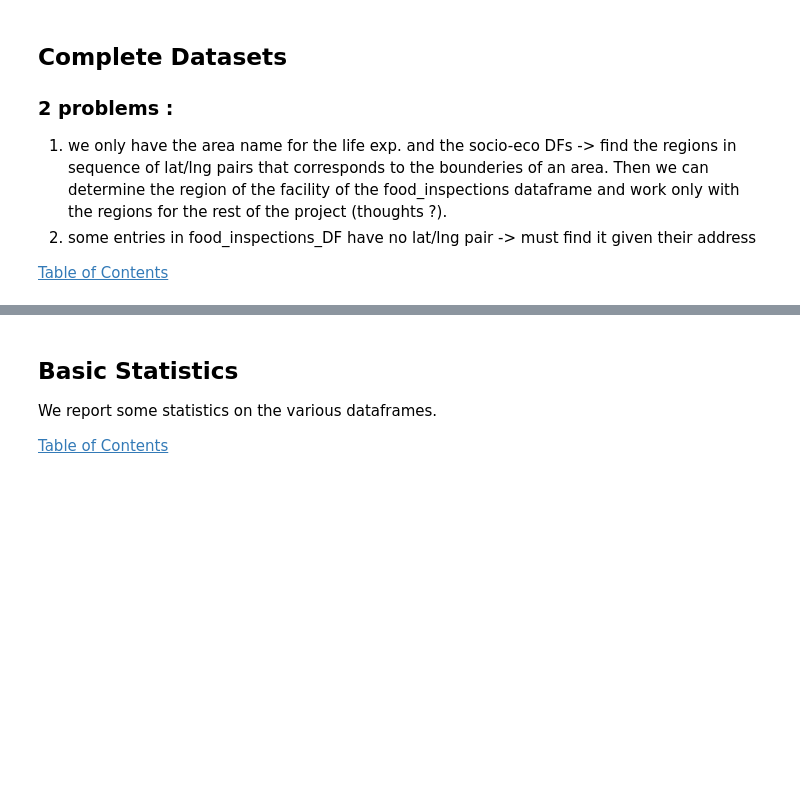
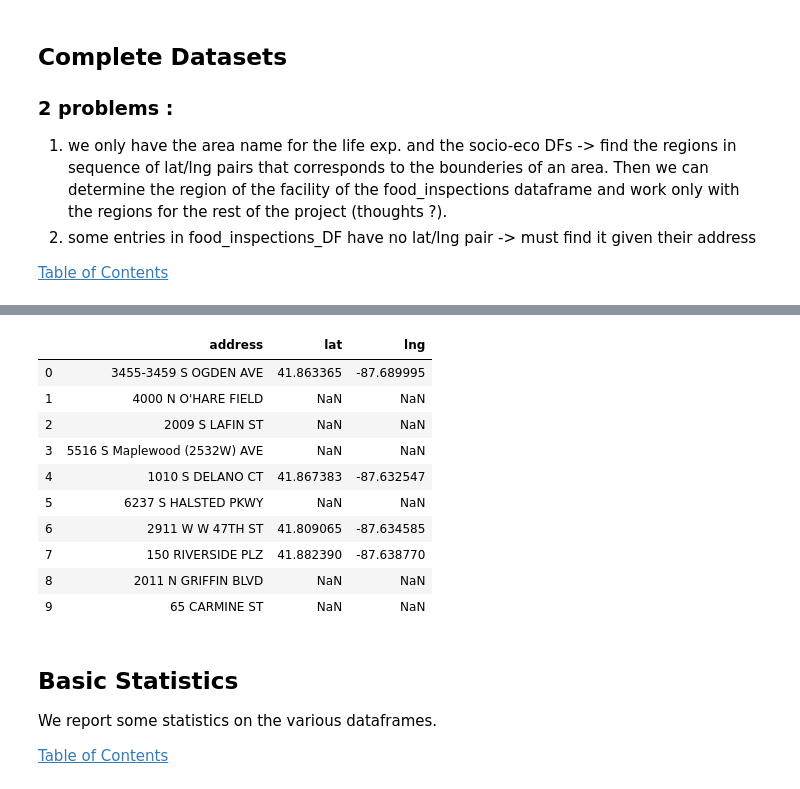
Before and after one commit to wiedeflo/ADAProject, a Jupyter notebook: src/project.ipynb, the cells around one changed output, grey strips where cells are left out. Cells and saved outputs as stored; diff of their text form; code cells hidden in the pictures; blank space fills up the shorter version.

Commit message:
continued working on retrieving lat/lng from address

```diff
--- a/src/project.ipynb
+++ b/src/project.ipynb
@@ -145,6 +136,0 @@ food_unknown_loc.head()
-# %%
-addr = "3459 S OGDEN AVE"
-#clean_addr = clean_address(addr)
-#print(clean_addr)
-
-areas_handler.get_lat_lng_from_address(addr) # 41.863365, -87.6899948
@@ -176,3 +137,22 @@ test[:10]
+# %%
+# No need for duplicate queries, so we just keep the unique addresses
+unknown_locations = pd.DataFrame(food_unknown_loc['address'].unique(), columns=['address'])
+
+# Retrieve 'lat' and 'lng' values of an address and append them to 'unknown_locations' dataframe
+unknown_locations[['lat', 'lng']] = unknown_locations['address'][:10].apply(lambda addr: pd.Series(areas_handler.get_lat_lng_from_address(addr)))
+unknown_locations[:10]
+# %% [output]
+|  | address | lat | lng |
+| 0 | 3455-3459 S OGDEN AVE | 41.863365 | -87.689995 |
+| 1 | 4000 N O'HARE FIELD | NaN | NaN |
+| 2 | 2009 S LAFIN ST | NaN | NaN |
+| 3 | 5516 S Maplewood (2532W) AVE | NaN | NaN |
+| 4 | 1010 S DELANO CT | 41.867383 | -87.632547 |
+| 5 | 6237 S HALSTED PKWY | NaN | NaN |
+| 6 | 2911 W W 47TH ST | 41.809065 | -87.634585 |
+| 7 | 150 RIVERSIDE PLZ | 41.882390 | -87.638770 |
+| 8 | 2011 N GRIFFIN BLVD | NaN | NaN |
+| 9 | 65 CARMINE ST | NaN | NaN |
 # %%
 # 4000 N O'HARE FIELD not recognized, but 4000 O'HARE is.
 # 2009 S LAFIN ST : should be lafLin street, not lafin street...
```
Also changed, not shown: parts of 5 cells of this notebook, 1 other file.
